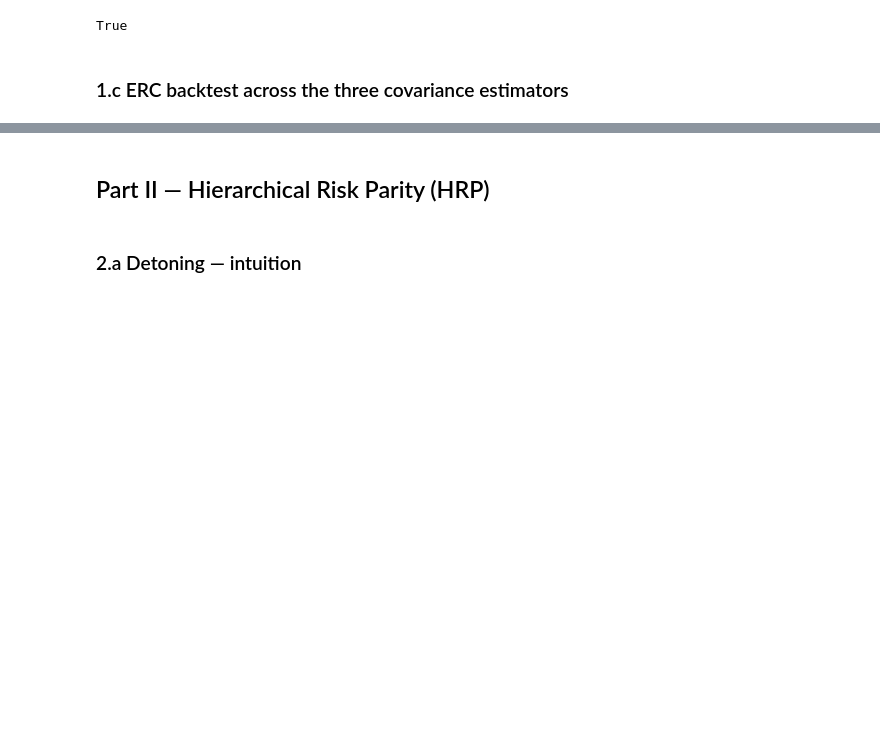
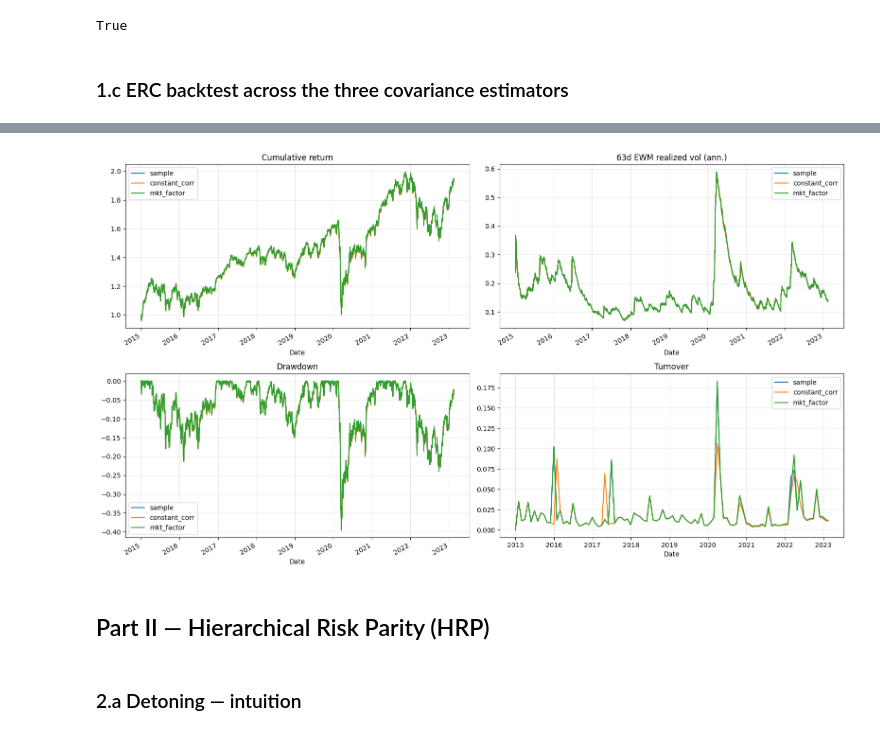
Before and after one commit to GabrielDelhay/FinEng_group6_2, a Jupyter notebook: assignment5_BS/ex4b_notebook.ipynb, the cells around one changed output, grey strips where cells are left out. Saved outputs shown, nothing was run; the diff lists cells and outputs as text; code cells hidden in the pictures; blank space fills up the shorter version.

```diff
--- a/assignment5_BS/ex4b_notebook.ipynb
+++ b/assignment5_BS/ex4b_notebook.ipynb
@@ -229,3 +231,29 @@ Avg Turnover (%)    1.89           1.36        2.26
+# %%
+# Four-panel ERC backtest visualisation across the three covariance estimators
+fig, axes = plt.subplots(2, 2, figsize=(16, 9))
+ax_cum, ax_vol, ax_dd, ax_to = axes.flatten()
+
+for est in erc_weights:
+    ret = erc_returns[est]
+    cum = erc_cumrets[est]
+    dd  = (cum - cum.cummax()) / cum.cummax()
+    vol = ret.ewm(span=63).std() * np.sqrt(252)
+    to  = turnover(erc_weights[est])
+
+    cum.plot(ax=ax_cum, label=est)
+    vol.plot(ax=ax_vol, label=est)
+    dd.plot(ax=ax_dd,  label=est)
+    to.plot(ax=ax_to,  label=est)
+
+ax_cum.set_title("Cumulative return"); ax_cum.set_xlabel("Date"); ax_cum.legend(); ax_cum.grid(alpha=0.3)
+ax_vol.set_title("63d EWM realized vol (ann.)"); ax_vol.set_xlabel("Date"); ax_vol.legend(); ax_vol.grid(alpha=0.3)
+ax_dd.set_title("Drawdown"); ax_dd.set_xlabel("Date"); ax_dd.legend(); ax_dd.grid(alpha=0.3)
+ax_to.set_title("Turnover"); ax_to.set_xlabel("Date"); ax_to.legend(); ax_to.grid(alpha=0.3)
+
+plt.tight_layout()
+plt.show()
+# %% [output]
+[figure, added]
 # %% [markdown]
 ## Part II — Hierarchical Risk Parity (HRP)
 # %% [markdown]
```
Also changed, not shown: parts of 4 cells of this notebook, 1 other file.
